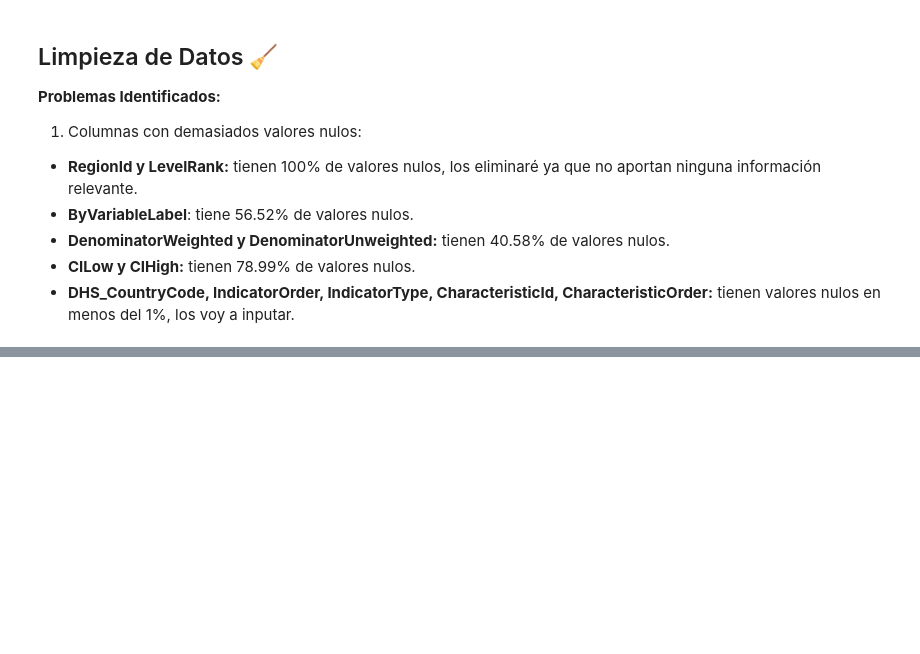
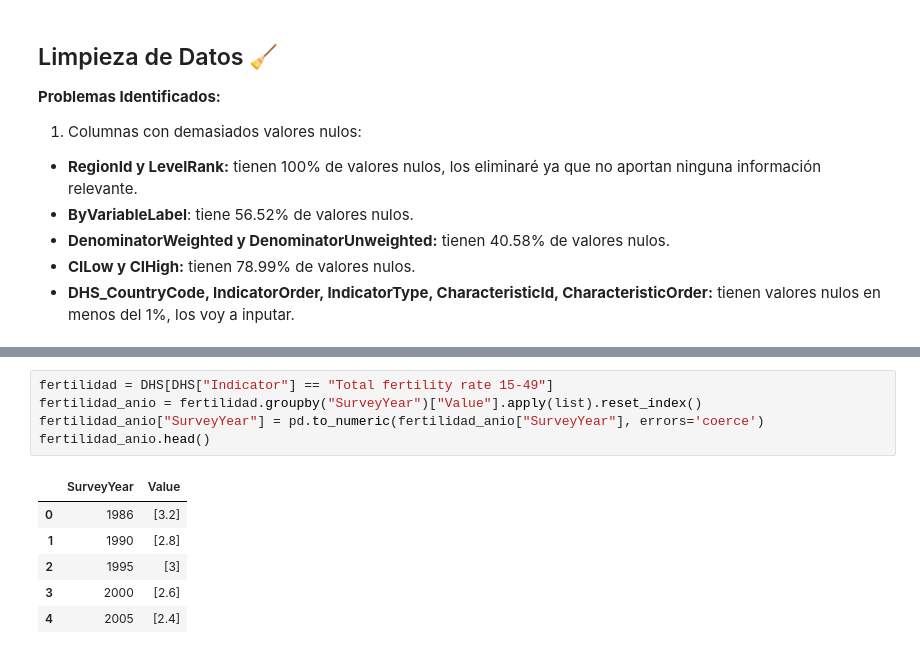
Before and after one commit to irisdev06/Salud-en-Colombia, a Jupyter notebook: PREDHS.ipynb, the cells around one changed output, grey strips where cells are left out. Drawn from its saved outputs; the diff is of its cells as text; blank space fills up the shorter version.

```diff
--- a/PREDHS.ipynb
+++ b/PREDHS.ipynb
@@ -102,0 +143,12 @@ dtype: float64
+# %%
+fertilidad = DHS[DHS["Indicator"] == "Total fertility rate 15-49"]
+fertilidad_anio = fertilidad.groupby("SurveyYear")["Value"].apply(list).reset_index()
+fertilidad_anio["SurveyYear"] = pd.to_numeric(fertilidad_anio["SurveyYear"], errors='coerce')
+fertilidad_anio.head()
+# %% [output]
+|  | SurveyYear | Value |
+| 0 | 1986 | [3.2] |
+| 1 | 1990 | [2.8] |
+| 2 | 1995 | [3] |
+| 3 | 2000 | [2.6] |
+| 4 | 2005 | [2.4] |
```
Also changed, not shown: parts of 7 cells of this notebook, 1 other file.
